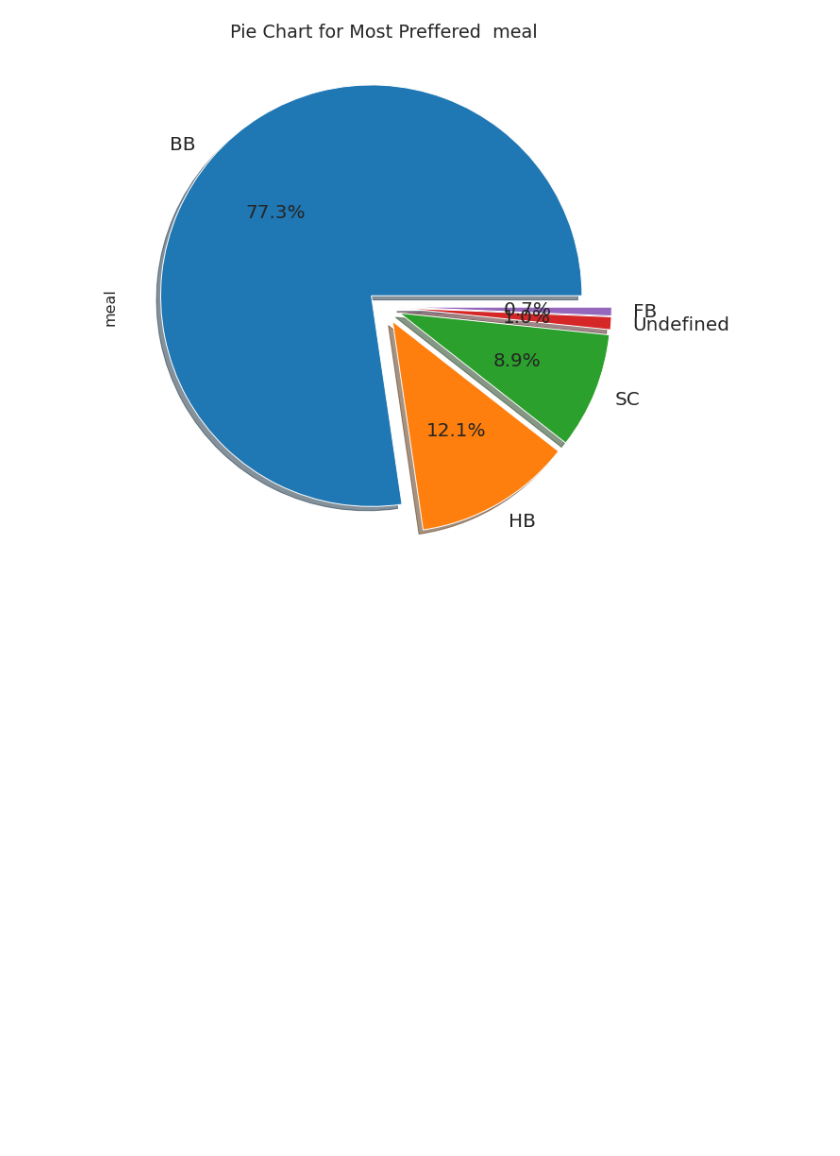
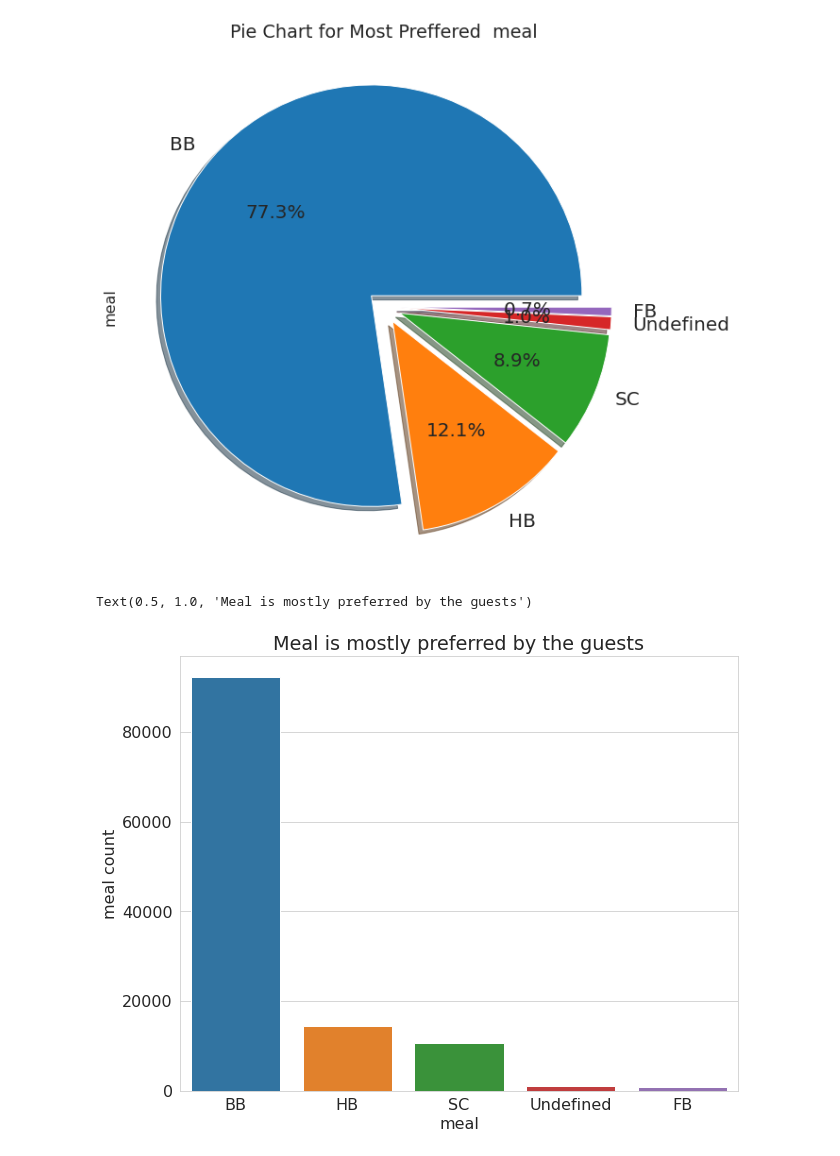
Before and after one commit to kuresh02/Hotel_Booking_EDA, a Jupyter notebook: Copy_of_Hotel_Booking_Analysis_Capstone_Project.ipynb, the cells around one changed output. Cells and saved outputs as stored; diff of their text form; code cells hidden in the pictures; blank space fills up the shorter version.

```diff
--- a/Copy_of_Hotel_Booking_Analysis_Capstone_Project.ipynb
+++ b/Copy_of_Hotel_Booking_Analysis_Capstone_Project.ipynb
@@ -663,4 +663,19 @@ plt.title('Pie Chart for Most Preffered  meal')
 # %% [output]
 Text(0.5, 1.0, 'Pie Chart for Most Preffered  meal')
 [figure]
+# %%
+#set plotsize
+plt.figure(figsize=(10,8))
+#plotting of bar
+sns.countplot(x=df_copy['meal'],order=df_copy['meal'].value_counts().index)
+
+#  set x-label in plot
+plt.xlabel('meal')
+# set y-label in the plot
+plt.ylabel('meal count')
+# set title for the plot
+plt.title("Meal is mostly preferred by the guests")
+# %% [output]
+Text(0.5, 1.0, 'Meal is mostly preferred by the guests')
+[figure, added]
 # %% [markdown]
```
Also changed, not shown: parts of 10 cells of this notebook.
